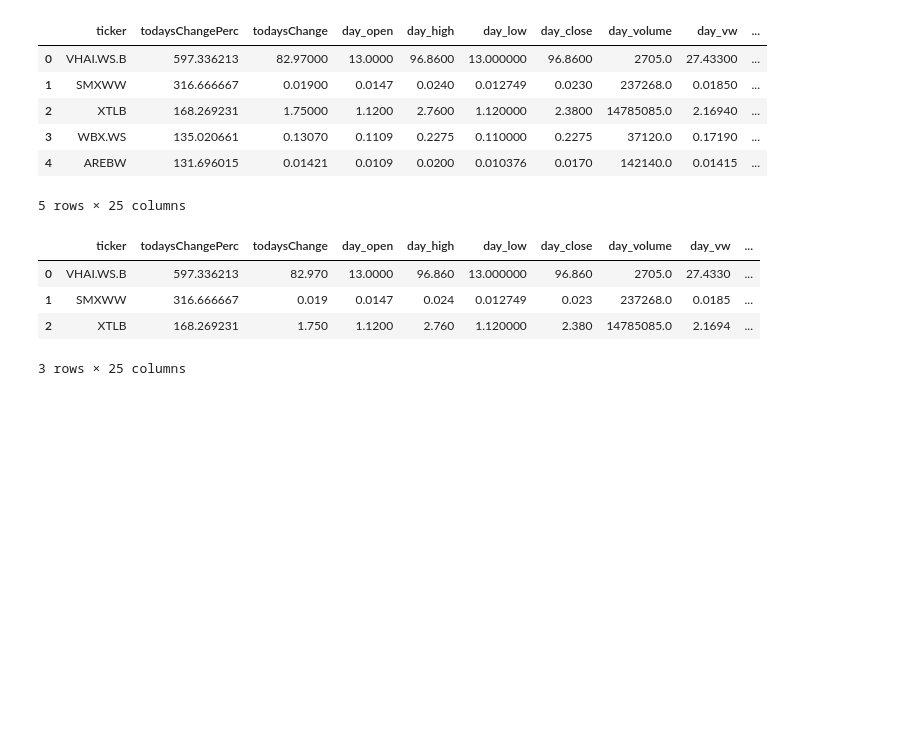
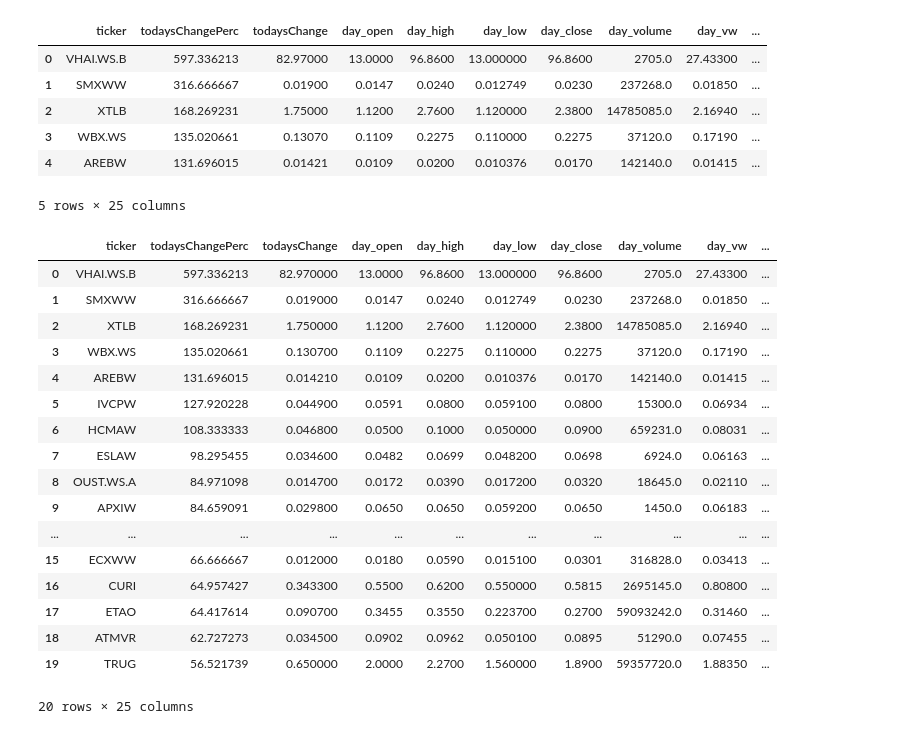
Before and after one commit to maheshpeiris0/Random-Python-Work, a Jupyter notebook: 2024/March/RandomValuesGenerations/random_sp.ipynb, the cells around one changed output. Drawn from its saved outputs; the diff is of its cells as text; code cells hidden in the pictures; blank space fills up the shorter version.

```diff
--- a/2024/March/RandomValuesGenerations/random_sp.ipynb
+++ b/2024/March/RandomValuesGenerations/random_sp.ipynb
@@ -15,10 +15,23 @@ df.head()
 | 4 | AREBW | 131.696015 | 0.01421 | 0.0109 | 0.0200 | 0.010376 | 0.0170 | 142140.0 | 0.01415 | ... |
 5 rows × 25 columns
 # %%
-df.sort_values(by='todaysChangePerc',ascending=False).head(3)
+df.sort_values(by='todaysChangePerc',ascending=False).head(20)
 # %% [output]
 |  | ticker | todaysChangePerc | todaysChange | day_open | day_high | day_low | day_close | day_volume | day_vw | ... |
-| 0 | VHAI.WS.B | 597.336213 | 82.970 | 13.0000 | 96.860 | 13.000000 | 96.860 | 2705.0 | 27.4330 | ... |
-| 1 | SMXWW | 316.666667 | 0.019 | 0.0147 | 0.024 | 0.012749 | 0.023 | 237268.0 | 0.0185 | ... |
-| 2 | XTLB | 168.269231 | 1.750 | 1.1200 | 2.760 | 1.120000 | 2.380 | 14785085.0 | 2.1694 | ... |
+| 0 | VHAI.WS.B | 597.336213 | 82.970000 | 13.0000 | 96.8600 | 13.000000 | 96.8600 | 2705.0 | 27.43300 | ... |
+| 1 | SMXWW | 316.666667 | 0.019000 | 0.0147 | 0.0240 | 0.012749 | 0.0230 | 237268.0 | 0.01850 | ... |
+| 2 | XTLB | 168.269231 | 1.750000 | 1.1200 | 2.7600 | 1.120000 | 2.3800 | 14785085.0 | 2.16940 | ... |
+| 3 | WBX.WS | 135.020661 | 0.130700 | 0.1109 | 0.2275 | 0.110000 | 0.2275 | 37120.0 | 0.17190 | ... |
+| 4 | AREBW | 131.696015 | 0.014210 | 0.0109 | 0.0200 | 0.010376 | 0.0170 | 142140.0 | 0.01415 | ... |
+| 5 | IVCPW | 127.920228 | 0.044900 | 0.0591 | 0.0800 | 0.059100 | 0.0800 | 15300.0 | 0.06934 | ... |
+| 6 | HCMAW | 108.333333 | 0.046800 | 0.0500 | 0.1000 | 0.050000 | 0.0900 | 659231.0 | 0.08031 | ... |
+| 7 | ESLAW | 98.295455 | 0.034600 | 0.0482 | 0.0699 | 0.048200 | 0.0698 | 6924.0 | 0.06163 | ... |
+| 8 | OUST.WS.A | 84.971098 | 0.014700 | 0.0172 | 0.0390 | 0.017200 | 0.0320 | 18645.0 | 0.02110 | ... |
+| 9 | APXIW | 84.659091 | 0.029800 | 0.0650 | 0.0650 | 0.059200 | 0.0650 | 1450.0 | 0.06183 | ... |
+| ... | ... | ... | ... | ... | ... | ... | ... | ... | ... | ... |
+| 15 | ECXWW | 66.666667 | 0.012000 | 0.0180 | 0.0590 | 0.015100 | 0.0301 | 316828.0 | 0.03413 | ... |
+| 16 | CURI | 64.957427 | 0.343300 | 0.5500 | 0.6200 | 0.550000 | 0.5815 | 2695145.0 | 0.80800 | ... |
+| 17 | ETAO | 64.417614 | 0.090700 | 0.3455 | 0.3550 | 0.223700 | 0.2700 | 59093242.0 | 0.31460 | ... |
+| 18 | ATMVR | 62.727273 | 0.034500 | 0.0902 | 0.0962 | 0.050100 | 0.0895 | 51290.0 | 0.07455 | ... |
+| 19 | TRUG | 56.521739 | 0.650000 | 2.0000 | 2.2700 | 1.560000 | 1.8900 | 59357720.0 | 1.88350 | ... |
-3 rows × 25 columns
+20 rows × 25 columns
```
Also changed, not shown: parts of 3 cells of this notebook.
